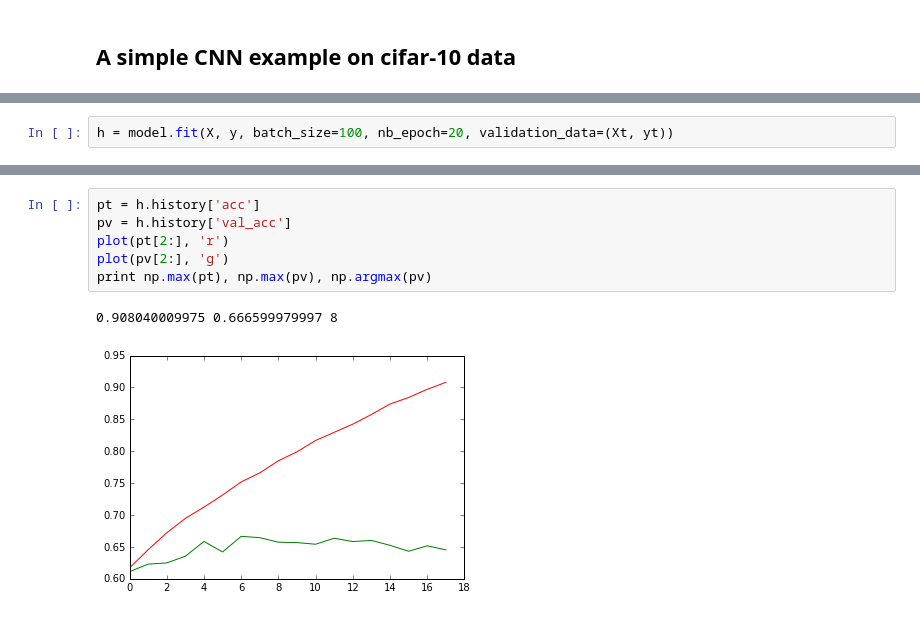
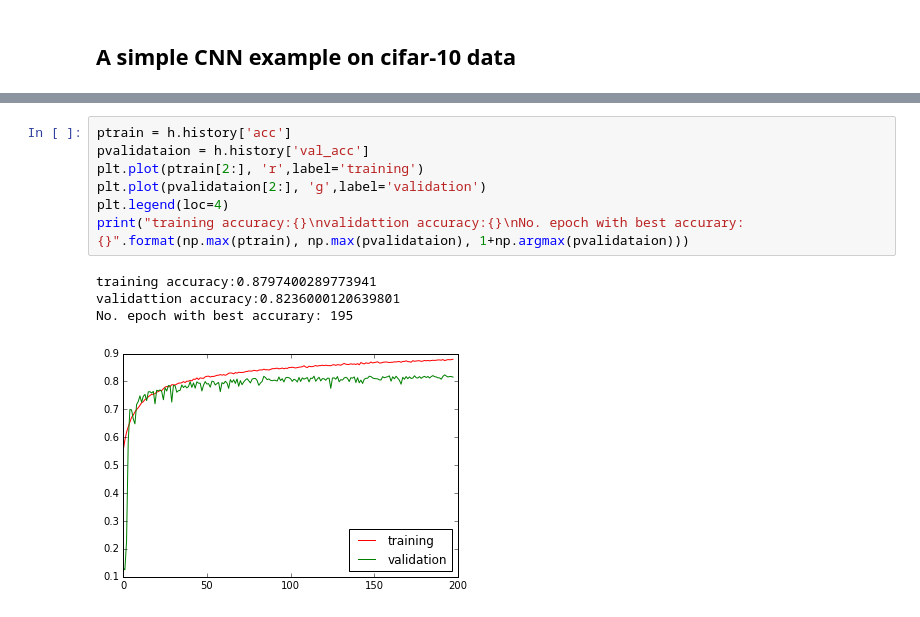
Before and after one commit to ZhongzhuPeng/CS7700_deep_learning, a Jupyter notebook: HW2.ipynb, the cells around one changed output, grey strips where cells are left out. Drawn from its saved outputs; the diff is of its cells as text.

```diff
--- a/HW2.ipynb
+++ b/HW2.ipynb
@@ -73,5 +179,3 @@ model.add(Dense(256, activation='relu'))
 model.add(Dense(10, activation='softmax'))
 
 model.compile(loss='sparse_categorical_crossentropy', optimizer='adam', metrics=['accuracy'])
-# %%
-h = model.fit(X, y, batch_size=100, nb_epoch=20, validation_data=(Xt, yt))
@@ -96,9 +187,12 @@ Epoch 20/20
 # %%
-pt = h.history['acc']
-pv = h.history['val_acc']
-plot(pt[2:], 'r')
-plot(pv[2:], 'g')
-print np.max(pt), np.max(pv), np.argmax(pv)
+ptrain = h.history['acc']
+pvalidataion = h.history['val_acc']
+plt.plot(ptrain[2:], 'r',label='training')
+plt.plot(pvalidataion[2:], 'g',label='validation')
+plt.legend(loc=4)
+print("training accuracy:{}\nvalidattion accuracy:{}\nNo. epoch with best accurary: {}".format(np.max(ptrain), np.max(pvalidataion), 1+np.argmax(pvalidataion)))
 # %% [output]
-0.908040009975 0.666599979997 8
+training accuracy:0.8797400289773941
+validattion accuracy:0.8236000120639801
+No. epoch with best accurary: 195
-[figure, old version]
+[figure, new version]
```
Also changed, not shown: parts of 16 cells of this notebook.
